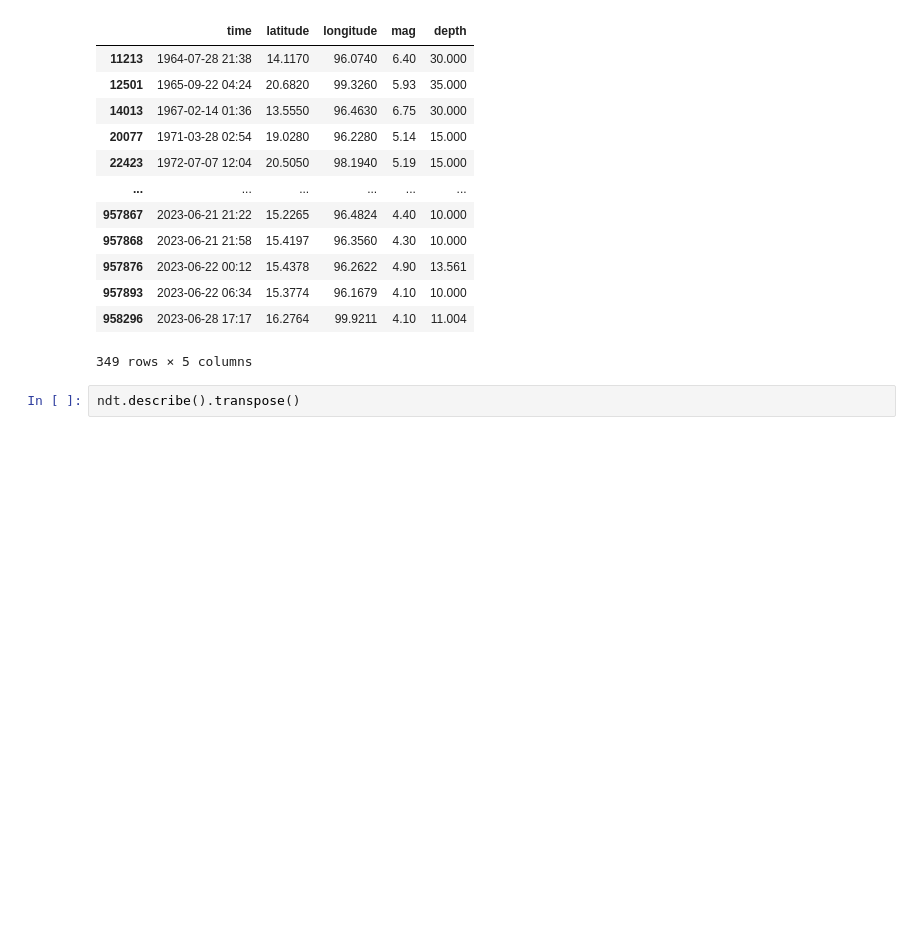
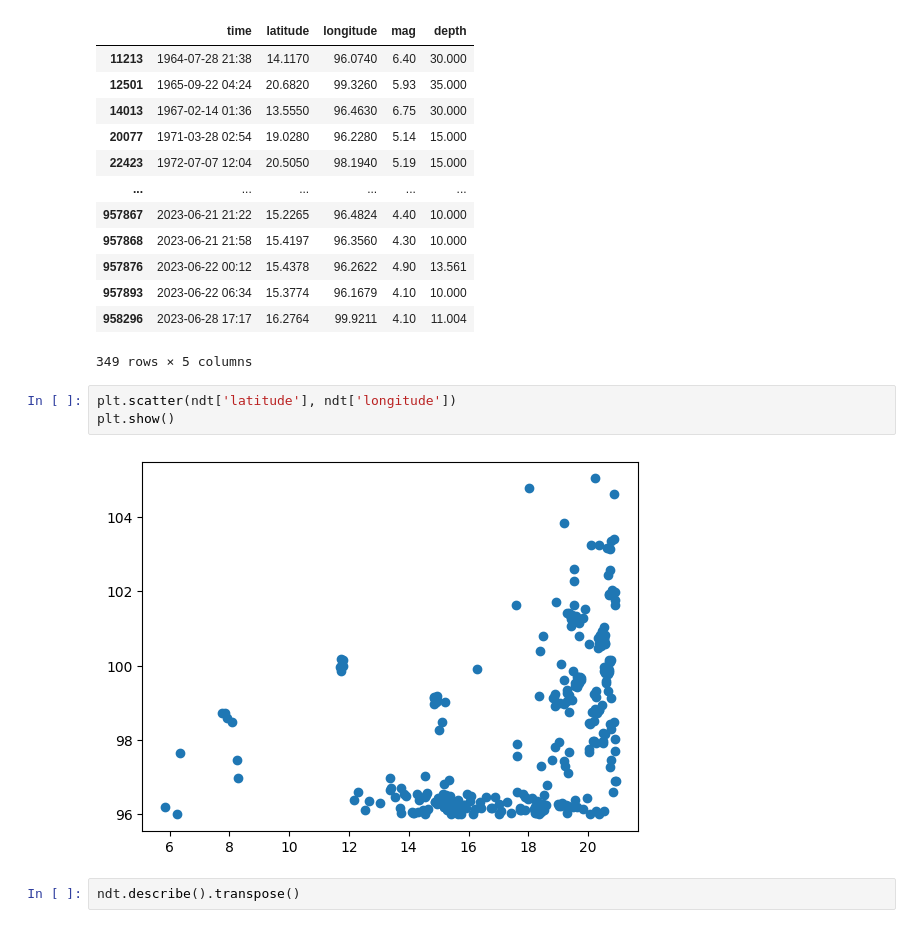
Before and after one commit to peeb01/Earthquake, a Jupyter notebook: DataSet/read.ipynb, the cells around one changed output. Drawn from its saved outputs; the diff is of its cells as text; blank space fills up the shorter version.

```diff
--- a/DataSet/read.ipynb
+++ b/DataSet/read.ipynb
@@ -59,6 +60,11 @@ ndt
 | 957893 | 2023-06-22 06:34 | 15.3774 | 96.1679 | 4.10 | 10.000 |
 | 958296 | 2023-06-28 17:17 | 16.2764 | 99.9211 | 4.10 | 11.004 |
 349 rows × 5 columns
+# %%
+plt.scatter(ndt['latitude'], ndt['longitude'])
+plt.show()
+# %% [output]
+[figure, added]
 # %%
 ndt.describe().transpose()
 # %% [output]
```
Also changed, not shown: parts of 2 cells of this notebook, 1 other file.
